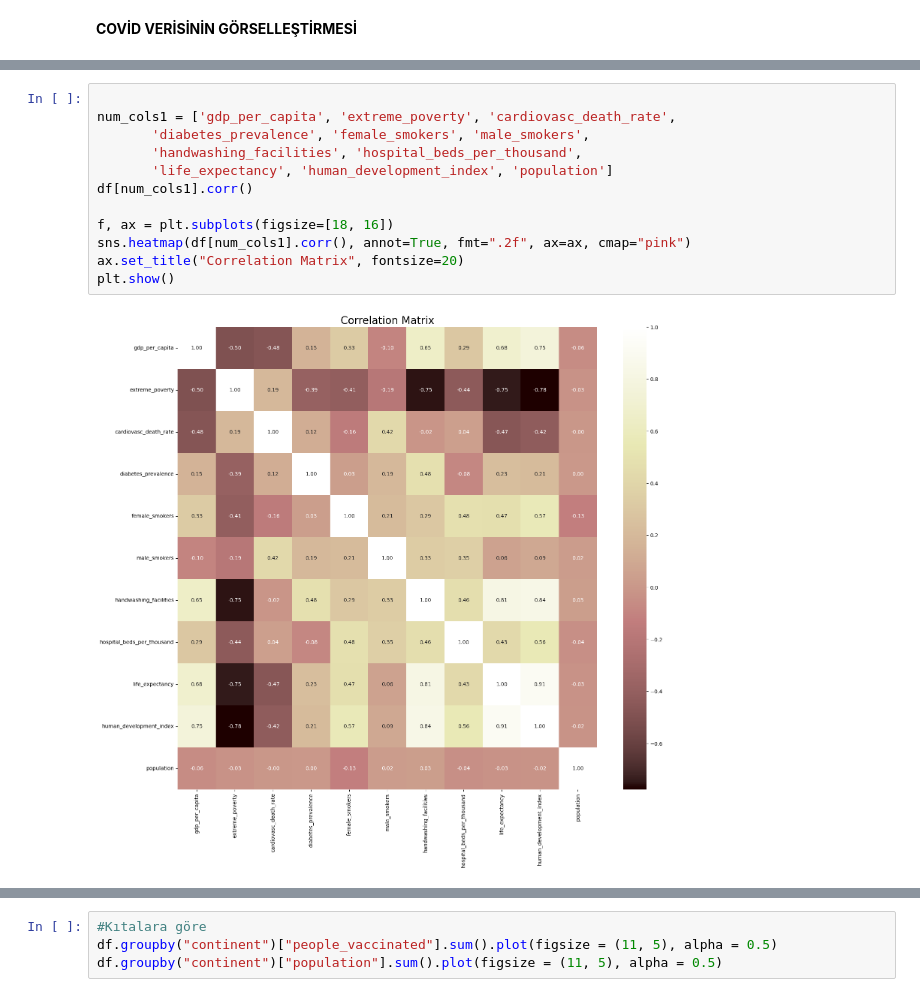
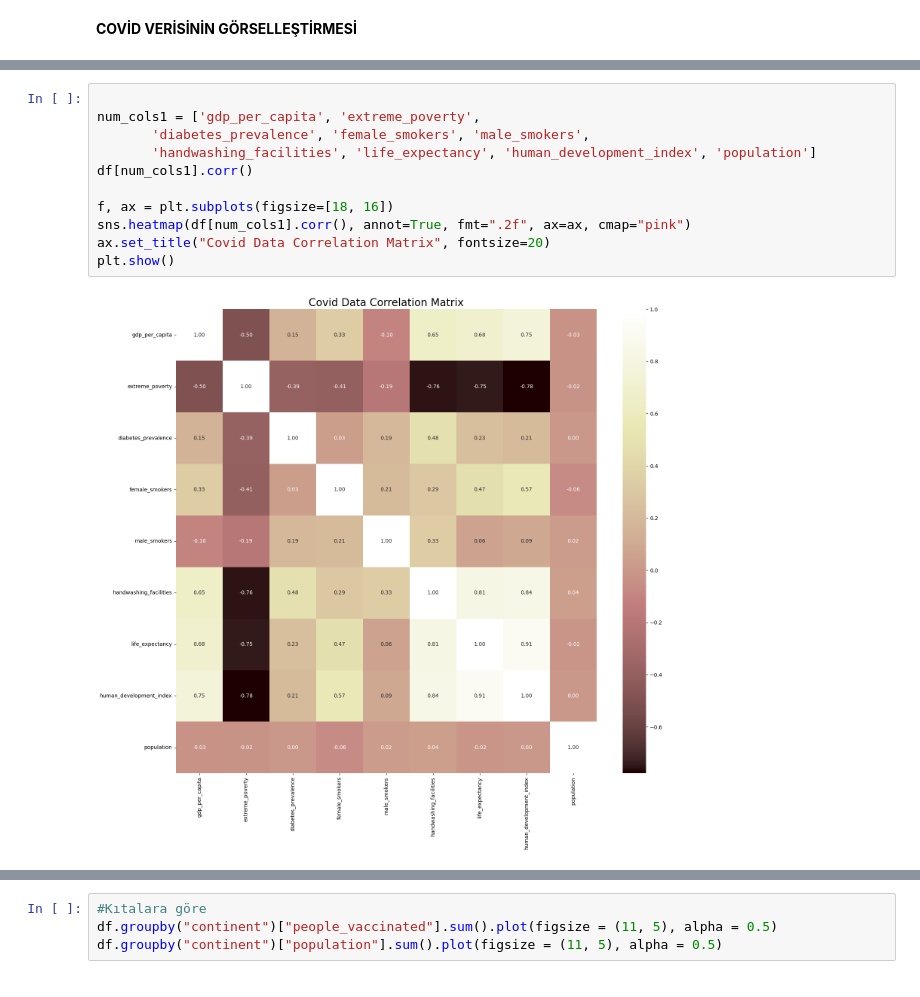
Before and after one commit to senasezgin/womenintech_python_bitirme_projesi, a Jupyter notebook: odev.ipynb, the cells around one changed output, grey strips where cells are left out. Saved outputs shown, nothing was run; the diff lists cells and outputs as text.

```diff
--- a/odev.ipynb
+++ b/odev.ipynb
@@ -310,17 +310,16 @@ plt.show()
 # %%
 
-num_cols1 = ['gdp_per_capita', 'extreme_poverty', 'cardiovasc_death_rate',
+num_cols1 = ['gdp_per_capita', 'extreme_poverty',
        'diabetes_prevalence', 'female_smokers', 'male_smokers',
-       'handwashing_facilities', 'hospital_beds_per_thousand',
-       'life_expectancy', 'human_development_index', 'population']
+       'handwashing_facilities', 'life_expectancy', 'human_development_index', 'population']
 df[num_cols1].corr()
 
 f, ax = plt.subplots(figsize=[18, 16])
 sns.heatmap(df[num_cols1].corr(), annot=True, fmt=".2f", ax=ax, cmap="pink")
-ax.set_title("Correlation Matrix", fontsize=20)
+ax.set_title("Covid Data Correlation Matrix", fontsize=20)
 plt.show()
 # %% [output]
-[figure, old version]
+[figure, new version]
 # %%
 aged_65_sum = df["aged_65_older"].sum()+ df["aged_70_older"].sum()
 print(f" 65 yaşından büyük vakaların toplamı : {aged_65_sum} ")
```
Also changed, not shown: parts of 5 cells of this notebook, 1 other file.
